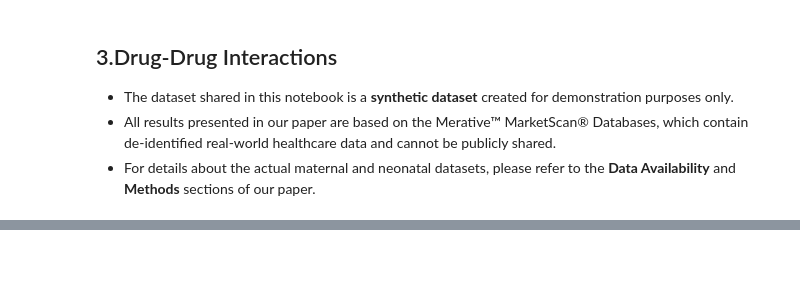
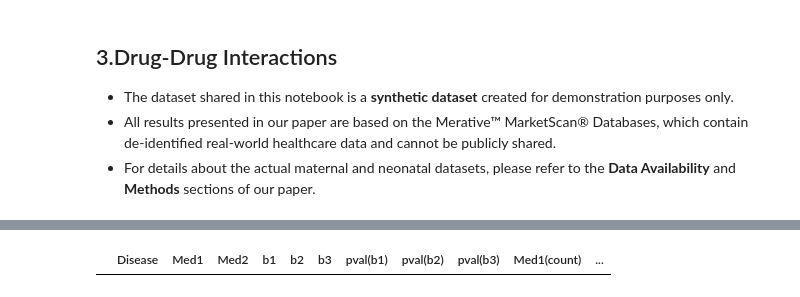
Before and after one commit to yerakim824/PregMedNet, a Jupyter notebook: 1_medication_impact_calculation/3_drug_drug_interactions.ipynb, the cells around one changed output, grey strips where cells are left out. Saved outputs shown, nothing was run; the diff lists cells and outputs as text; code cells hidden in the pictures; blank space fills up the shorter version.

```diff
--- a/1_medication_impact_calculation/3_drug_drug_interactions.ipynb
+++ b/1_medication_impact_calculation/3_drug_drug_interactions.ipynb
@@ -103,0 +151,31 @@ ddi_table
+# %%
+def Benjamini_Hochberg_correction(df, p_value_column,p_value=0.05):
+    """
+    Benjamini-Hochberg correction for multiple hypothesis testing.
+
+    Parameters
+    ----------
+    df : pandas.DataFrame
+        DataFrame containing p-values.
+    p_value_column : str
+        Column name of p-values.
+    q_value_column : str
+        Column name of q-values.
+
+    Returns
+    -------
+    None
+    """
+    df = df.sort_values(by=p_value_column, ascending=True)
+    df = df.reset_index().drop(columns=['index'],axis=1)
+    df['k']=df.index+1
+    df['m']=df.shape[0]
+    df['a']=0.05
+    df['B-H critical value']=df['k']*df['a']/df['m']
+    df['BH-significance']=(df[p_value_column]<df['B-H critical value'])
+    BH_true_df = df[df['BH-significance']==True]
+    return BH_true_df
+# %%
+Benjamini_Hochberg_correction(ddi_table, 'pval(b3)',p_value=0.05)
+# %% [output]
+|  | Disease | Med1 | Med2 | b1 | b2 | b3 | pval(b1) | pval(b2) | pval(b3) | Med1(count) | ... |
```
Also changed, not shown: parts of 2 cells of this notebook, 2 other files.
